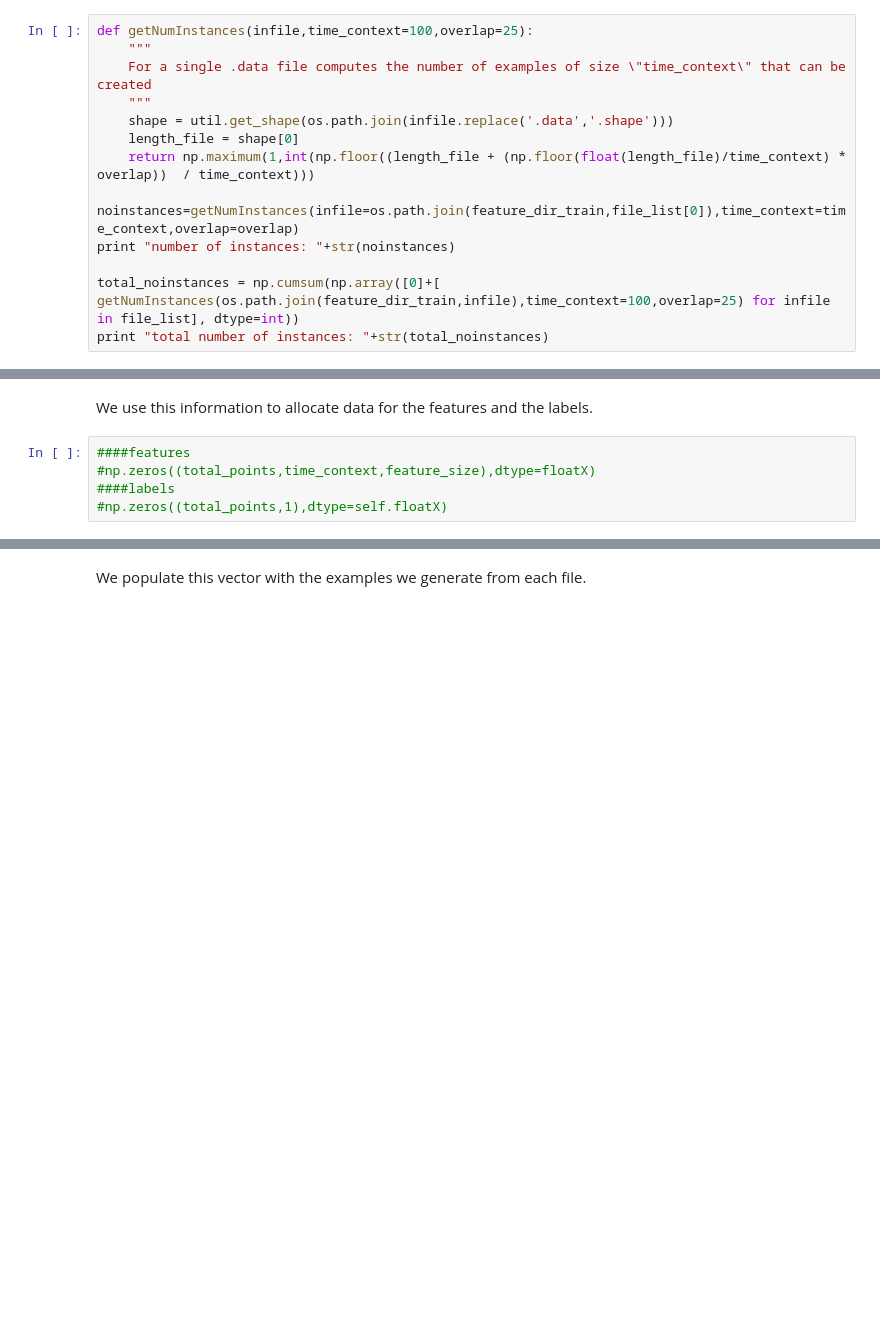
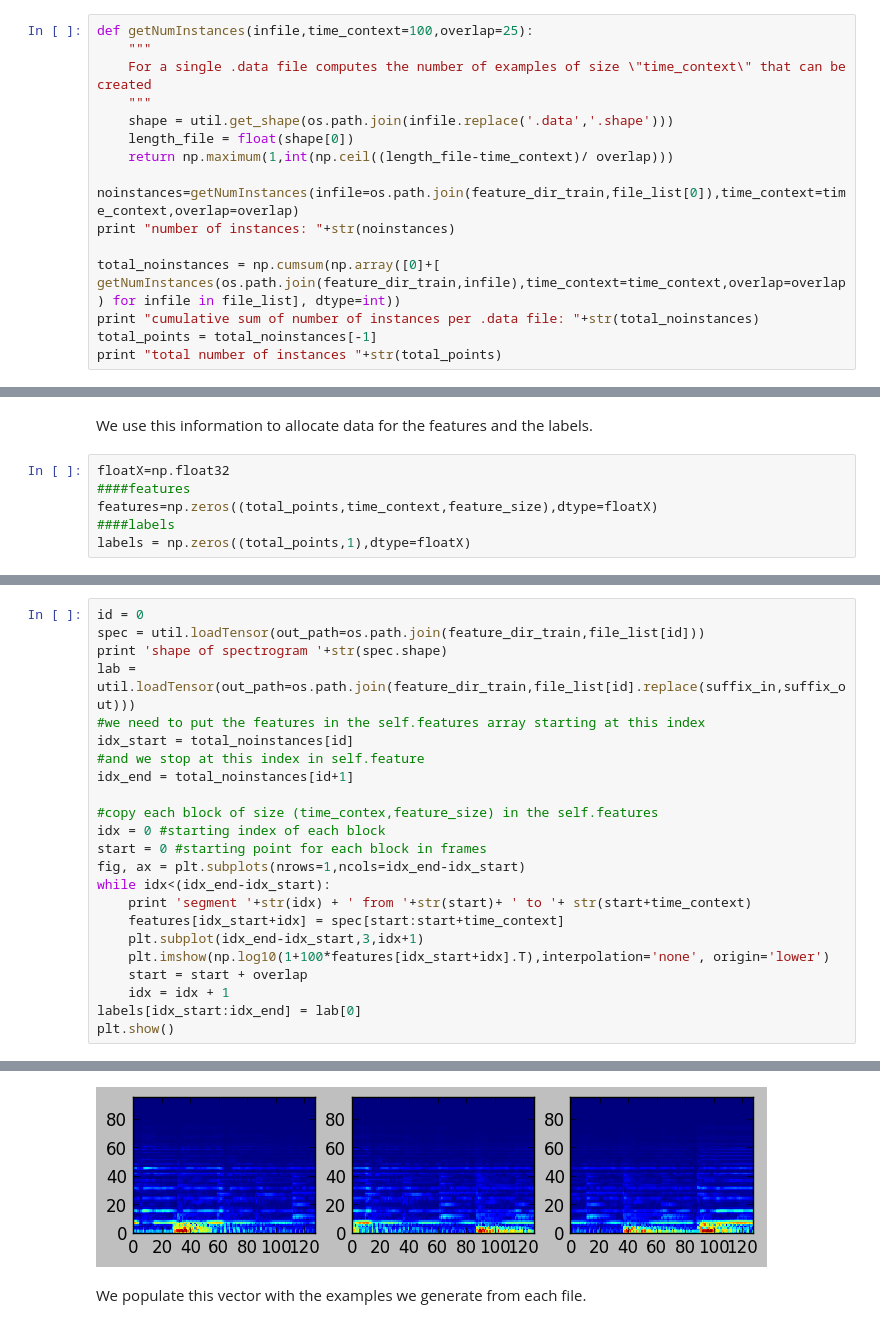
Before and after one commit to nkundiushuti/pydata2017bcn, a Jupyter notebook: DataPreprocessing.ipynb, the cells around one changed output, grey strips where cells are left out. Drawn from its saved outputs; the diff is of its cells as text; blank space fills up the shorter version.

```diff
--- a/DataPreprocessing.ipynb
+++ b/DataPreprocessing.ipynb
@@ -208,12 +213,14 @@ def getNumInstances(infile,time_context=100,overlap=25):
     For a single .data file computes the number of examples of size \"time_context\" that can be created
     """
     shape = util.get_shape(os.path.join(infile.replace('.data','.shape')))
-    length_file = shape[0]
-    return np.maximum(1,int(np.floor((length_file + (np.floor(float(length_file)/time_context) * overlap))  / time_context)))
+    length_file = float(shape[0])
+    return np.maximum(1,int(np.ceil((length_file-time_context)/ overlap)))
 
 noinstances=getNumInstances(infile=os.path.join(feature_dir_train,file_list[0]),time_context=time_context,overlap=overlap)
 print "number of instances: "+str(noinstances)
 
-total_noinstances = np.cumsum(np.array([0]+[ getNumInstances(os.path.join(feature_dir_train,infile),time_context=100,overlap=25) for infile in file_list], dtype=int))
-print "total number of instances: "+str(total_noinstances)
+total_noinstances = np.cumsum(np.array([0]+[ getNumInstances(os.path.join(feature_dir_train,infile),time_context=time_context,overlap=overlap) for infile in file_list], dtype=int))
+print "cumulative sum of number of instances per .data file: "+str(total_noinstances)
+total_points = total_noinstances[-1]
+print "total number of instances "+str(total_points)
 # %% [output]
@@ -236,7 +244,8 @@ feature size 96
 # %% [markdown]
 We use this information to allocate data for the features and the labels.
 # %%
+floatX=np.float32
 ####features
-#np.zeros((total_points,time_context,feature_size),dtype=floatX)
+features=np.zeros((total_points,time_context,feature_size),dtype=floatX)
 ####labels
-#np.zeros((total_points,1),dtype=self.floatX)
+labels = np.zeros((total_points,1),dtype=floatX)
@@ -242,0 +254,24 @@ We use this information to allocate data for the features and the labels.
+# %%
+id = 0
+spec = util.loadTensor(out_path=os.path.join(feature_dir_train,file_list[id]))
+print 'shape of spectrogram '+str(spec.shape)
+lab = util.loadTensor(out_path=os.path.join(feature_dir_train,file_list[id].replace(suffix_in,suffix_out)))
+#we need to put the features in the self.features array starting at this index
+idx_start = total_noinstances[id]
+#and we stop at this index in self.feature
+idx_end = total_noinstances[id+1]
+
+#copy each block of size (time_contex,feature_size) in the self.features
+idx = 0 #starting index of each block
+start = 0 #starting point for each block in frames
+fig, ax = plt.subplots(nrows=1,ncols=idx_end-idx_start)
+while idx<(idx_end-idx_start):
+    print 'segment '+str(idx) + ' from '+str(start)+ ' to '+ str(start+time_context)
+    features[idx_start+idx] = spec[start:start+time_context]
+    plt.subplot(idx_end-idx_start,3,idx+1)
+    plt.imshow(np.log10(1+100*features[idx_start+idx].T),interpolation='none', origin='lower')
+    start = start + overlap
+    idx = idx + 1
+labels[idx_start:idx_end] = lab[0]
+plt.show()
+# %% [output]
@@ -243,3 +282,4 @@ We use this information to allocate data for the features and the labels.
+[figure, added]
 # %% [markdown]
 We populate this vector with the examples we generate from each file.
 # %%
```
Also changed, not shown: parts of 16 cells of this notebook, 1 other file.
